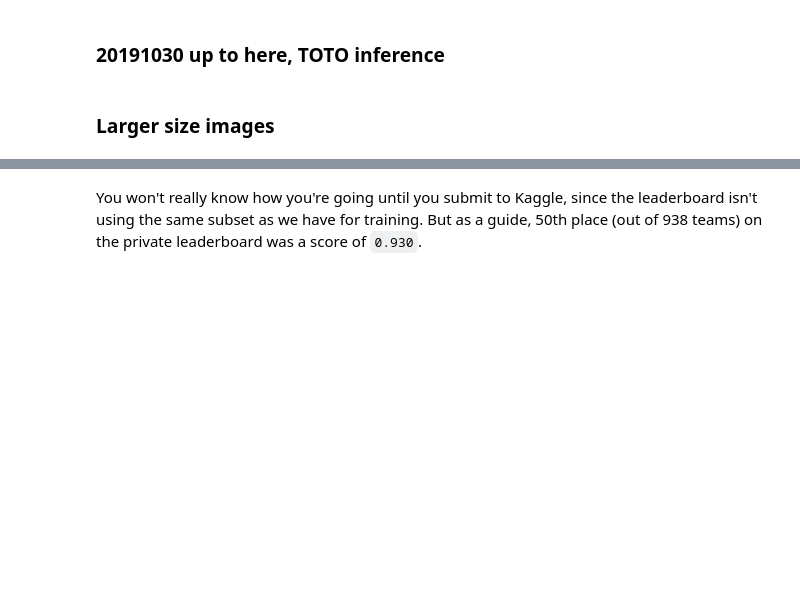
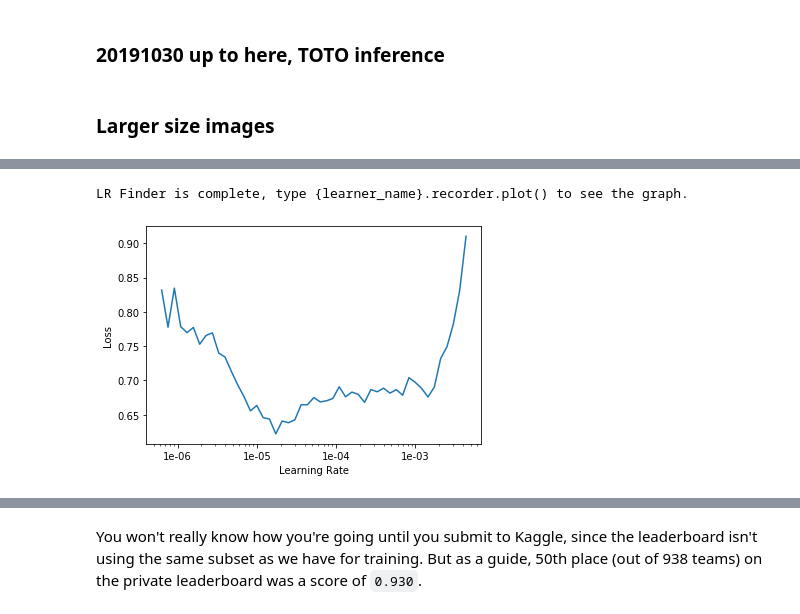
Before and after one commit to adriangrepo/caribbean_disaster_risk, a Jupyter notebook: 06_10_fastai_train_efficientnet_b6_20191117.ipynb, the cells around one changed output, grey strips where cells are left out. Saved outputs shown, nothing was run; the diff lists cells and outputs as text; code cells hidden in the pictures; blank space fills up the shorter version.

```diff
--- a/06_10_fastai_train_efficientnet_b6_20191117.ipynb
+++ b/06_10_fastai_train_efficientnet_b6_20191117.ipynb
@@ -397,2 +546,6 @@ learn.save(f'stage-1-256-{arch_name}-{MODEL_NAME}-{DATE}-{UID}')
 # %%
 learn.unfreeze()
+# %%
+learn.lr_find()
+learn.recorder.plot()
+# %% [output]
@@ -398,0 +553,2 @@ learn.unfreeze()
+LR Finder is complete, type {learner_name}.recorder.plot() to see the graph.
+[figure, added]
```
Also changed, not shown: parts of 31 cells of this notebook, 35 other files.
